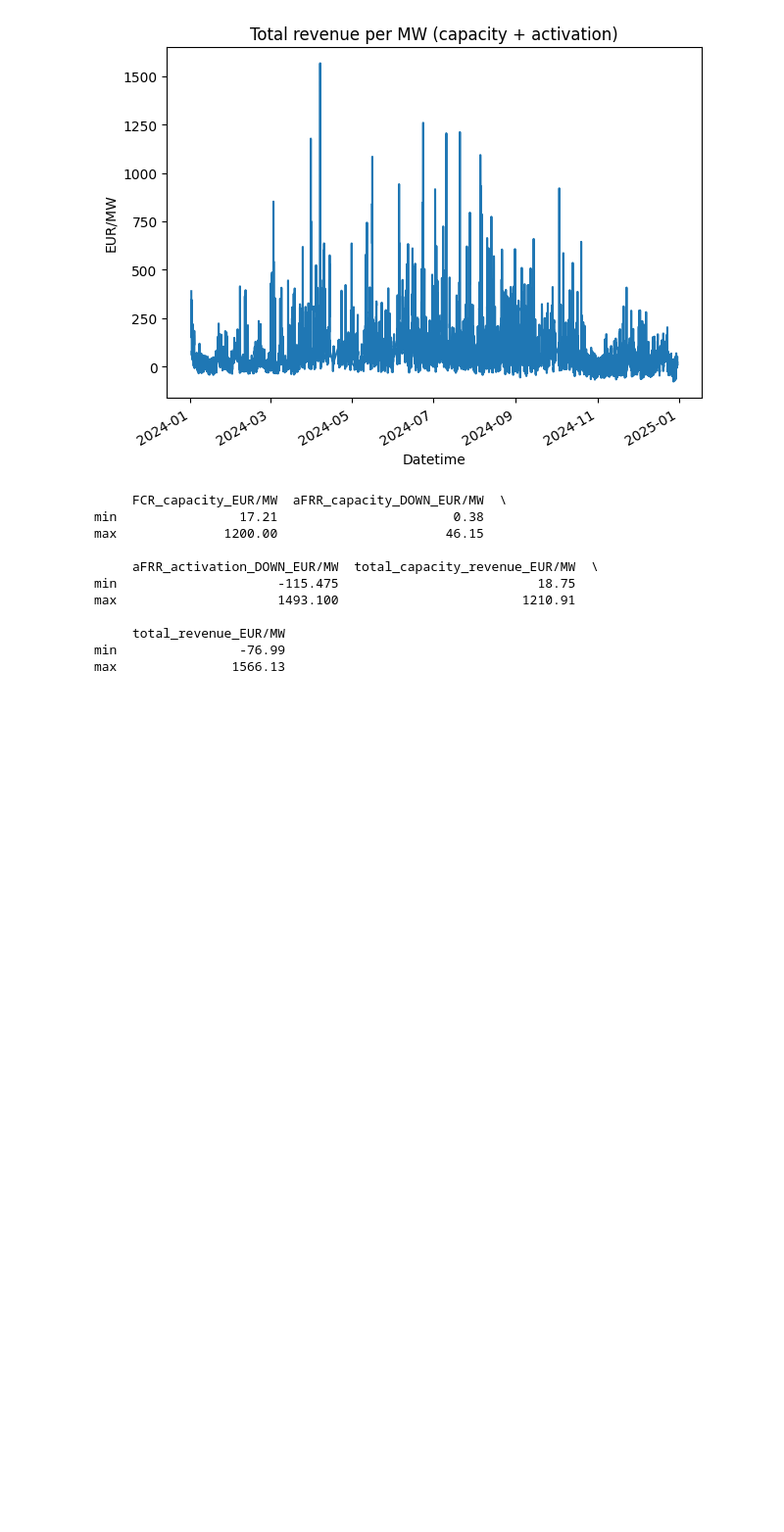
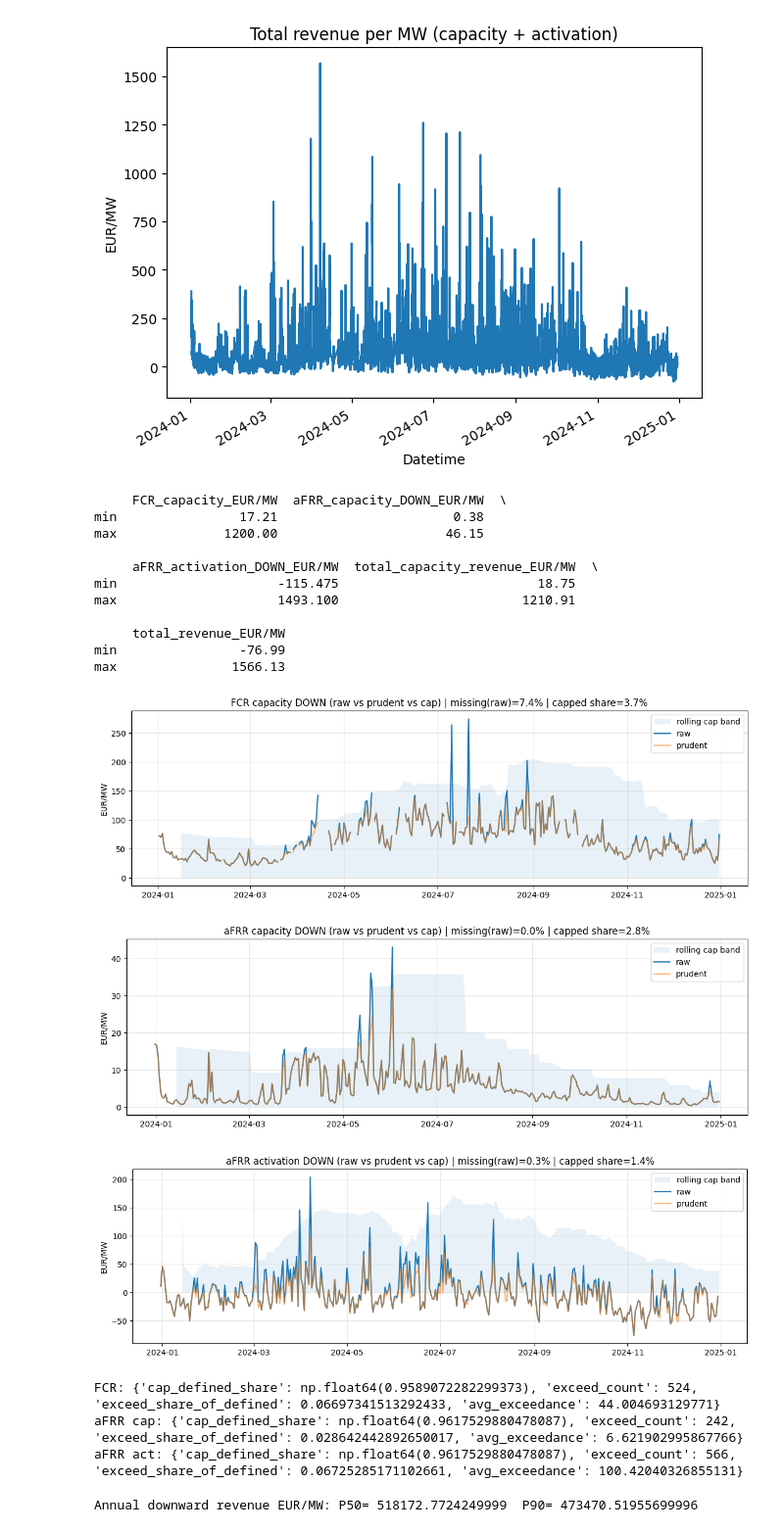
Before and after one commit to keenanveronica/balacing_capacity_price, a Jupyter notebook: best_case_balancingDOWN_revenue.ipynb, the cells around one changed output. Shown at 98% size. Cells and saved outputs as stored; diff of their text form; code cells hidden in the pictures; blank space fills up the shorter version.

Commit message:
prudence cap/floor extension

```diff
--- a/best_case_balancingDOWN_revenue.ipynb
+++ b/best_case_balancingDOWN_revenue.ipynb
@@ -189,0 +226,63 @@ max               1566.13
+# %%
+# Plotting for downward FCR, aFRR capacity, and activation
+plot_prudence_component(
+    best_case_revenue,
+    raw_col="FCR_capacity_EUR/MW",
+    prudent_col="FCR_capacity_prudent_down",
+    cap_col="cap_fcr_down",
+    title="FCR capacity DOWN (raw vs prudent vs cap)",
+    resample="D"
+)
+
+plot_prudence_component(
+    best_case_revenue,
+    raw_col="aFRR_capacity_DOWN_EUR/MW",
+    prudent_col="aFRR_capacity_DOWN_prudent",
+    cap_col="cap_afrr_cap_down",
+    title="aFRR capacity DOWN (raw vs prudent vs cap)",
+    resample="D"
+)
+
+plot_prudence_component(
+    best_case_revenue,
+    raw_col="aFRR_activation_DOWN_EUR/MW",
+    prudent_col="aFRR_activation_DOWN_prudent",
+    cap_col="cap_afrr_act_down",
+    title="aFRR activation DOWN (raw vs prudent vs cap)",
+    resample="D"
+)
+# %% [output]
+[figure, added]
+[figure, added]
+[figure, added]
+# %%
+def capping_stats(raw, cap):
+    m = raw.notna() & cap.notna()
+    exceed = m & (raw > cap)
+    return {
+        "cap_defined_share": cap.notna().mean(),
+        "exceed_count": int(exceed.sum()),
+        "exceed_share_of_defined": float(exceed.sum() / max(m.sum(), 1)),
+        "avg_exceedance": float((raw[exceed] - cap[exceed]).mean()) if exceed.any() else 0.0
+    }
+
+print("FCR:", capping_stats(best_case_revenue["FCR_capacity_EUR/MW"], cap_fcr_down))
+print("aFRR cap:", capping_stats(best_case_revenue["aFRR_capacity_DOWN_EUR/MW"], cap_afrr_cap_down))
+print("aFRR act:", capping_stats(best_case_revenue["aFRR_activation_DOWN_EUR/MW"], cap_afrr_act_down))
+# %% [output]
+FCR: {'cap_defined_share': np.float64(0.9589072282299373), 'exceed_count': 524, 'exceed_share_of_defined': 0.06697341513292433, 'avg_exceedance': 44.004693129771}
+aFRR cap: {'cap_defined_share': np.float64(0.9617529880478087), 'exceed_count': 242, 'exceed_share_of_defined': 0.028642442892650017, 'avg_exceedance': 6.621902995867766}
+aFRR act: {'cap_defined_share': np.float64(0.9617529880478087), 'exceed_count': 566, 'exceed_share_of_defined': 0.06725285171102661, 'avg_exceedance': 100.42040326855131}
+# %%
+# Simulate annual totals for downward revenue (prudent)
+s_down = best_case_revenue["total_revenue_prudent_down"].dropna()
+
+sims_down = revenue_scenarios_stationary_bootstrap(s_down, n_sims=2000, exp_block_len=48)
+annual_totals_down = sims_down.sum(axis=1)  # EUR/MW-year for downward market
+
+# Get the percentiles for annual downward revenue (P50, P90)
+p50_down = np.quantile(annual_totals_down, 0.50)
+p90_down = np.quantile(annual_totals_down, 0.10)  # 90% exceedance => 10th percentile
+print("Annual downward revenue EUR/MW: P50=", p50_down, " P90=", p90_down)
+# %% [output]
+Annual downward revenue EUR/MW: P50= 518172.7724249999  P90= 473470.51955699996
```
Also changed, not shown: parts of 2 cells of this notebook, 2 other files.
